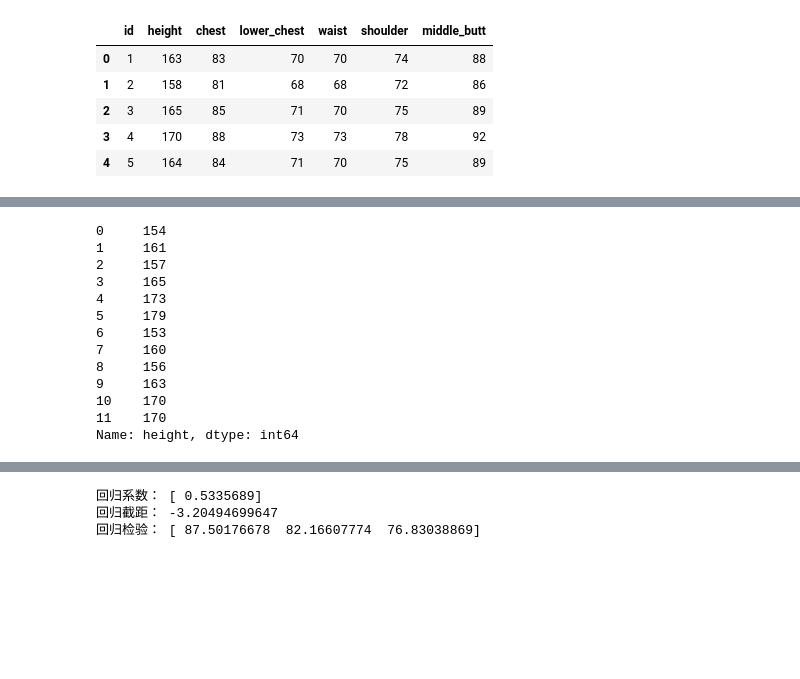
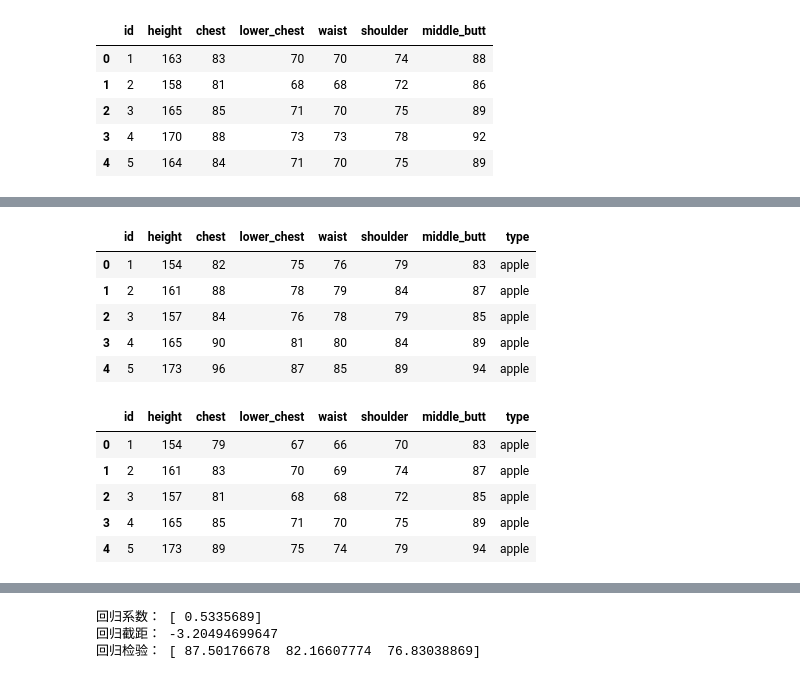
Before and after one commit to GZBlade/notebooks, a Jupyter notebook: practice/workout.ipynb, the cells around one changed output, grey strips where cells are left out. Saved outputs shown, nothing was run; the diff lists cells and outputs as text; code cells hidden in the pictures; blank space fills up the shorter version.

```diff
--- a/practice/workout.ipynb
+++ b/practice/workout.ipynb
@@ -33,19 +35,27 @@ apple_before.head()
-# %%
-apple_before.height
-# %% [output]
-0     154
-1     161
-2     157
-3     165
-4     173
-5     179
-6     153
-7     160
-8     156
-9     163
-10    170
-11    170
-Name: height, dtype: int64
+# %%
+# 加载训练前的数据
+before = pd.read_excel('..\\datasets\\figure.xlsx',sheetname='before')
+before.dropna(inplace=True,axis=1)
+before.head()
+# %% [output]
+|  | id | height | chest | lower_chest | waist | shoulder | middle_butt | type |
+| 0 | 1 | 154 | 82 | 75 | 76 | 79 | 83 | apple |
+| 1 | 2 | 161 | 88 | 78 | 79 | 84 | 87 | apple |
+| 2 | 3 | 157 | 84 | 76 | 78 | 79 | 85 | apple |
+| 3 | 4 | 165 | 90 | 81 | 80 | 84 | 89 | apple |
+| 4 | 5 | 173 | 96 | 87 | 85 | 89 | 94 | apple |
+# %%
+# 加载训练后的数据
+after = pd.read_excel('..\\datasets\\figure.xlsx',sheetname='after')
+after.dropna(inplace=True,axis=1)
+after.head()
+# %% [output]
+|  | id | height | chest | lower_chest | waist | shoulder | middle_butt | type |
+| 0 | 1 | 154 | 79 | 67 | 66 | 70 | 83 | apple |
+| 1 | 2 | 161 | 83 | 70 | 69 | 74 | 87 | apple |
+| 2 | 3 | 157 | 81 | 68 | 68 | 72 | 85 | apple |
+| 3 | 4 | 165 | 85 | 71 | 70 | 75 | 89 | apple |
+| 4 | 5 | 173 | 89 | 75 | 74 | 79 | 94 | apple |
 # %%
 sort_height = wb.sort_values('height').copy()
 # %%
```
Also changed, not shown: parts of 19 cells of this notebook, 1 other file.
